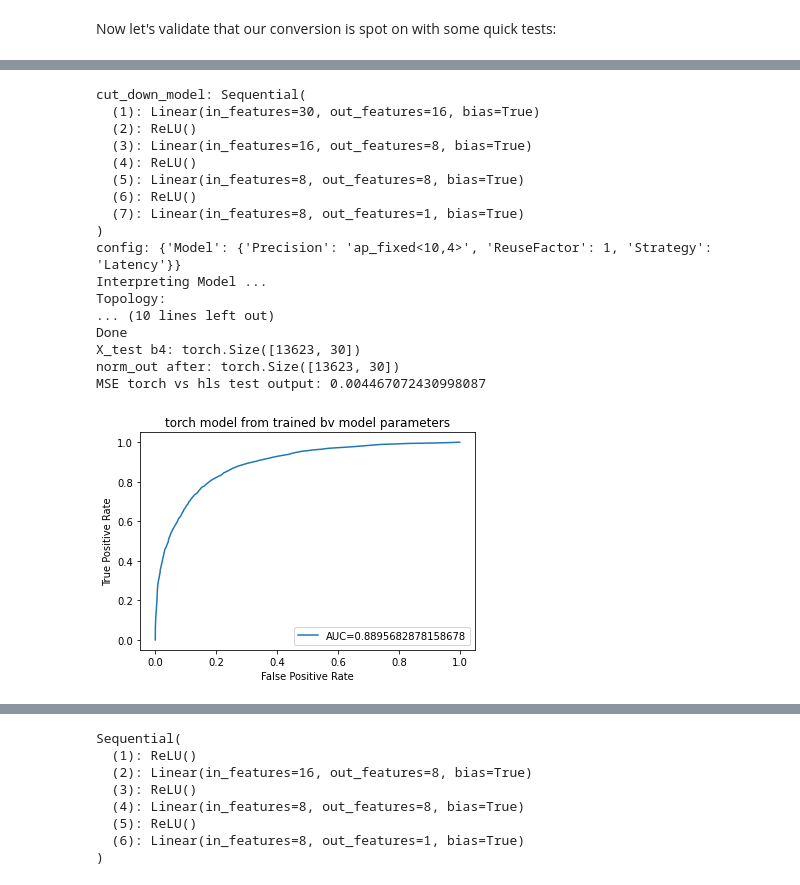
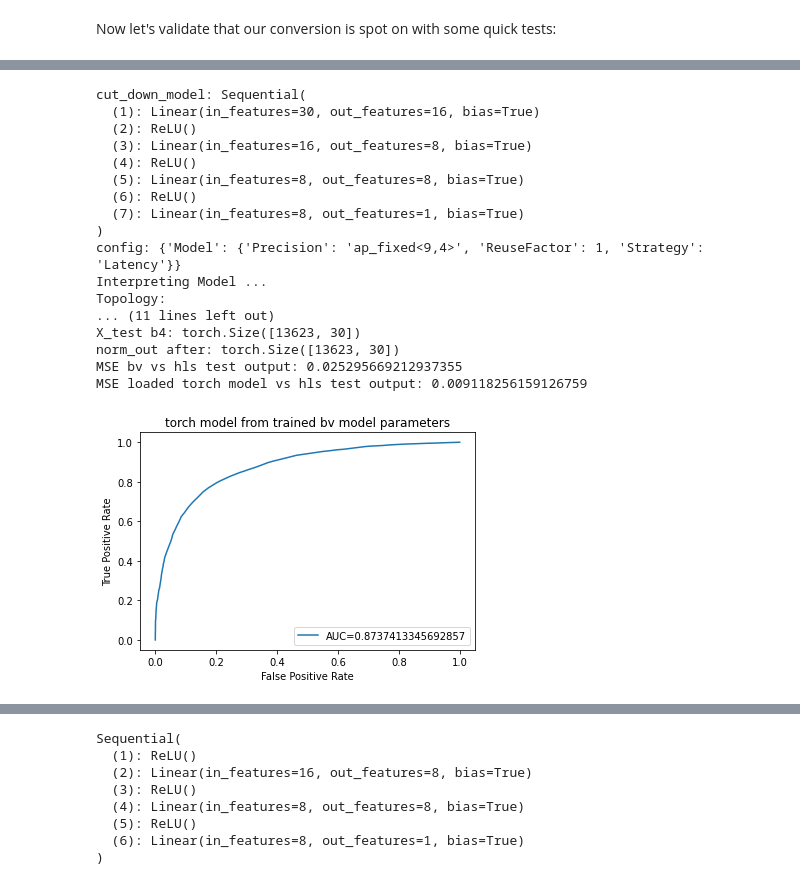
Before and after one commit to green-cabbage/brevitas, a Jupyter notebook: Brevitas_tutorial.ipynb, the cells around one changed output, grey strips where cells are left out. Saved outputs shown, nothing was run; the diff lists cells and outputs as text; code cells hidden in the pictures.

Commit message:
the batchnorm1d quantization is fixed. now try higher precision for batchnorm1 only, and low precision for the rest. and then implement that on the gnn

```diff
--- a/Brevitas_tutorial.ipynb
+++ b/Brevitas_tutorial.ipynb
@@ -518,7 +508,7 @@ def ConvAp_FixedToUAQ(int_bitwidth, fract_bitwidth) -> Tuple[int,float,float]:
   return (bitwidth, scale_factor, zero_point)
 # %%
 target_int_bitwidth = 4
-target_fract_bitwidth = 6
+target_fract_bitwidth = 5
 
 target_bitwidth, target_scale_factor, target_zero_point = ConvAp_FixedToUAQ(target_int_bitwidth, target_fract_bitwidth)
 # %%
@@ -927,17 +913,20 @@ check if torch hls conversion is good
 import hls4ml
 from sklearn.metrics import mean_squared_error
 
+
 int_bit = target_int_bitwidth
 fract_bit = target_fract_bitwidth
 total_bit = int_bit + fract_bit
 ap_fixed_config = f"ap_fixed<{total_bit},{int_bit}>"
 print(f"cut_down_model: {torch_model[1:]}")
-config = hls4ml.utils.config_from_pytorch_model(torch_model[1:],
+config = hls4ml.utils.config_from_pytorch_model(
+                                    torch_model[1:],
                                     default_precision=ap_fixed_config,
                                     granularity='model'
 )
 print(f"config: {config}")
-hls_model = hls4ml.converters.convert_from_pytorch_model(torch_model[1:],
+hls_model = hls4ml.converters.convert_from_pytorch_model(
+                                                    torch_model[1:],
                                                     hls_config=config,
                                                     output_dir='model_1/hls4ml_prj',
                                                     part='xcu250-figd2104-2L-e',
@@ -954,38 +943,42 @@ with torch.no_grad():
   Y_hat_hls = torch.sigmoid(torch.from_numpy(hls_model.predict(X_hls_test)))
 
 torch_model.eval()
+model_bv_seq.eval()
 with torch.no_grad():
+  Y_hat_bv = torch.sigmoid(model_bv_seq(X_test))
   Y_hat_torch = torch.sigmoid(torch_model(X_test))
+MSE = mean_squared_error(Y_hat_bv.cpu().numpy(), Y_hat_hls.cpu().numpy())
+print(f"MSE bv vs hls test output: {MSE}")
 MSE = mean_squared_error(Y_hat_torch.cpu().numpy(), Y_hat_hls.cpu().numpy())
-print(f"MSE torch vs hls test output: {MSE}")
+print(f"MSE loaded torch model vs hls test output: {MSE}")
 
 fpr, tpr, _ = metrics.roc_curve(Y_test,  Y_hat_hls.cpu().numpy())
 auc = metrics.roc_auc_score(Y_test, Y_hat_hls.cpu().numpy())
 
 
 #create ROC curve
 plt.plot(fpr,tpr,label="AUC="+str(auc))
 plt.ylabel('True Positive Rate')
 plt.xlabel('False Positive Rate')
 plt.title("torch model from trained bv model parameters")
 plt.legend(loc=4)
 plt.show()
 # %% [output]
 cut_down_model: Sequential(
   (1): Linear(in_features=30, out_features=16, bias=True)
   (2): ReLU()
   (3): Linear(in_features=16, out_features=8, bias=True)
   (4): ReLU()
   (5): Linear(in_features=8, out_features=8, bias=True)
   (6): ReLU()
   (7): Linear(in_features=8, out_features=1, bias=True)
 )
-config: {'Model': {'Precision': 'ap_fixed<10,4>', 'ReuseFactor': 1, 'Strategy': 'Latency'}}
+config: {'Model': {'Precision': 'ap_fixed<9,4>', 'ReuseFactor': 1, 'Strategy': 'Latency'}}
 Interpreting Model ...
 Topology:
-... (10 lines left out)
-Done
+... (11 lines left out)
 X_test b4: torch.Size([13623, 30])
 norm_out after: torch.Size([13623, 30])
-MSE torch vs hls test output: 0.004467072430998087
+MSE bv vs hls test output: 0.025295669212937355
+MSE loaded torch model vs hls test output: 0.009118256159126759
-[figure, old version]
+[figure, new version]
```
Also changed, not shown: parts of 22 cells of this notebook.
